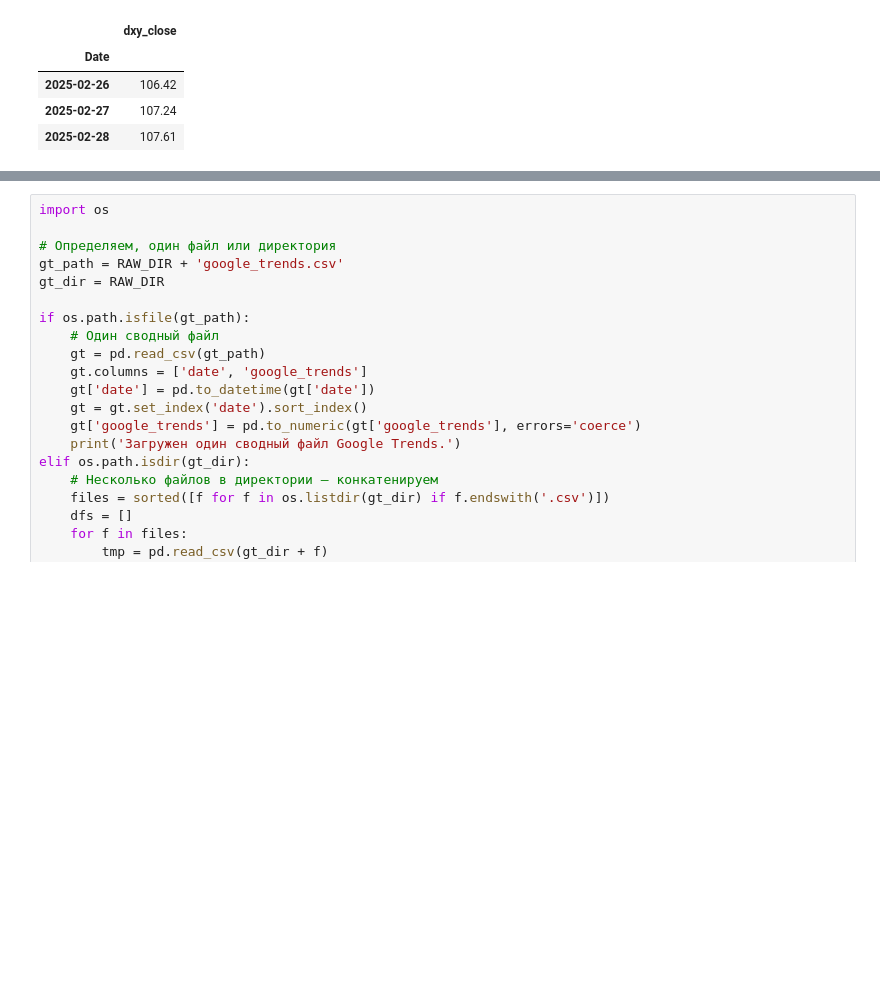
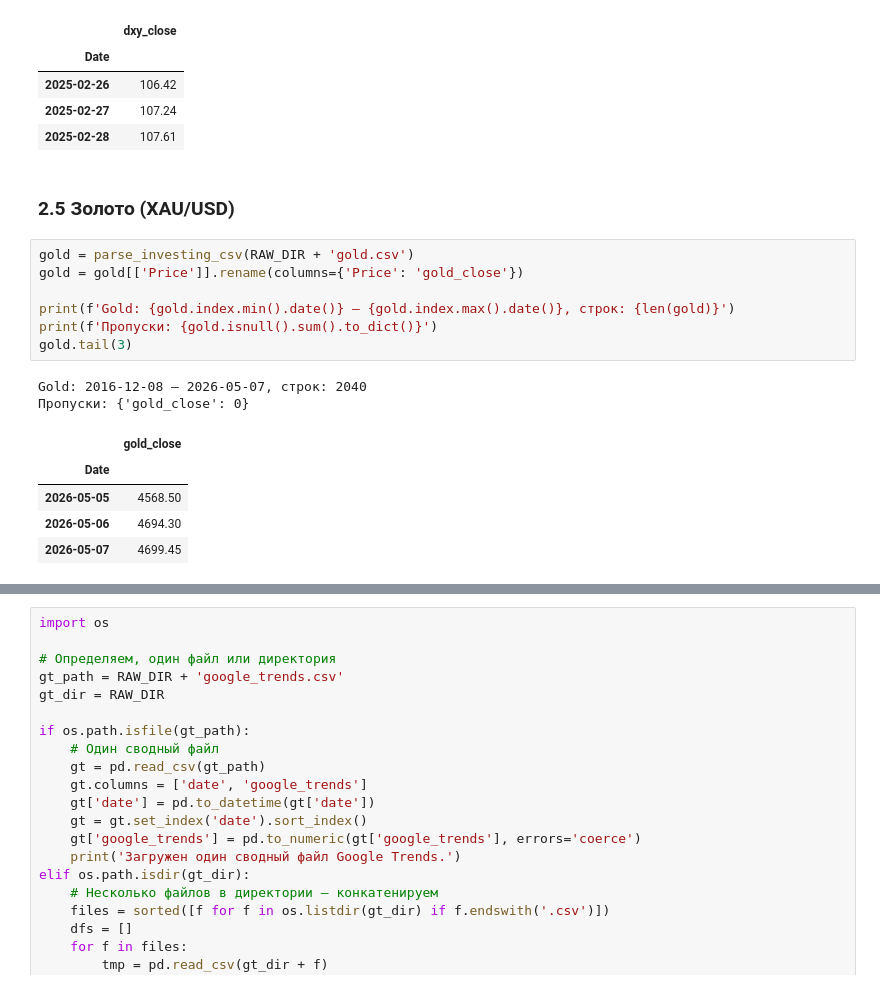
Before and after one commit to kirillukashev/diploma_bitcoin_research, a Jupyter notebook: notebooks/01_data_collection.ipynb, the cells around one changed output, grey strips where cells are left out. Saved outputs shown, nothing was run; the diff lists cells and outputs as text; blank space fills up the shorter version.

```diff
--- a/notebooks/01_data_collection.ipynb
+++ b/notebooks/01_data_collection.ipynb
@@ -145,3 +147,20 @@ DXY: 2017-01-02 — 2025-02-28, строк: 2123
 | 2025-02-26 | 106.42 |
 | 2025-02-27 | 107.24 |
 | 2025-02-28 | 107.61 |
+# %% [markdown]
+### 2.5 Золото (XAU/USD)
+# %%
+gold = parse_investing_csv(RAW_DIR + 'gold.csv')
+gold = gold[['Price']].rename(columns={'Price': 'gold_close'})
+
+print(f'Gold: {gold.index.min().date()} — {gold.index.max().date()}, строк: {len(gold)}')
+print(f'Пропуски: {gold.isnull().sum().to_dict()}')
+gold.tail(3)
+# %% [output]
+Gold: 2016-12-08 — 2026-05-07, строк: 2040
+Пропуски: {'gold_close': 0}
+|  | gold_close |
+| Date |  |
+| 2026-05-05 | 4568.50 |
+| 2026-05-06 | 4694.30 |
+| 2026-05-07 | 4699.45 |
```
Also changed, not shown: parts of 15 cells of this notebook, 21 other files.
